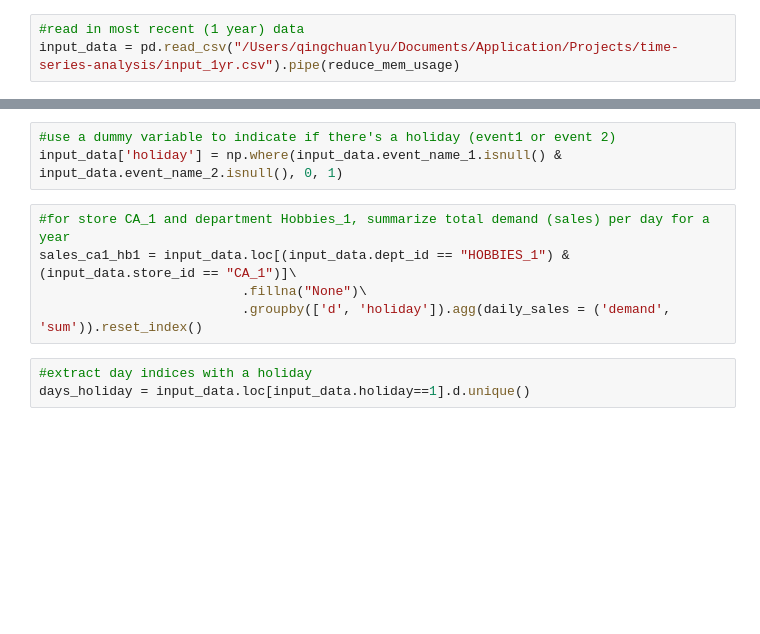
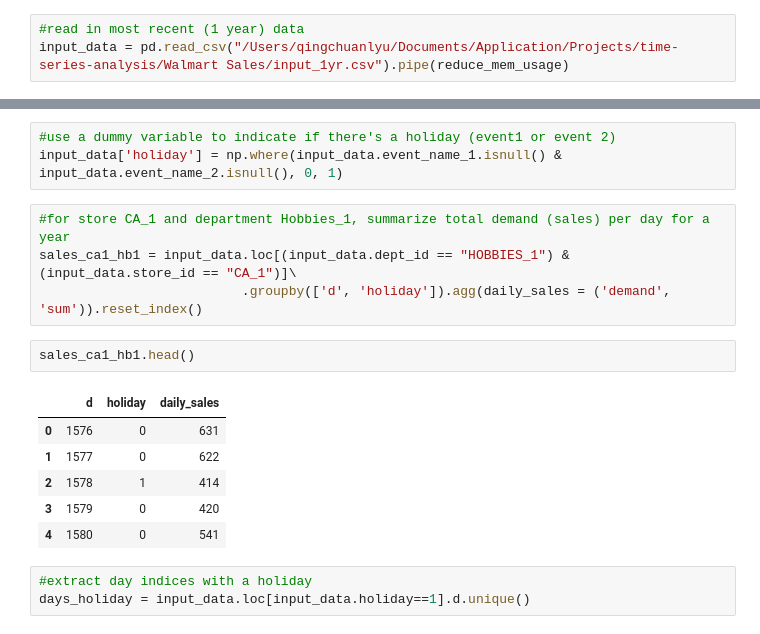
Before and after one commit to QingchuanLyu/Predicting-Walmart-Food-Sales, a Jupyter notebook: Walmart_Sales_Prediction_Qingchuan Lyu.ipynb, the cells around one changed output, grey strips where cells are left out. Saved outputs shown, nothing was run; the diff lists cells and outputs as text; blank space fills up the shorter version.

```diff
--- a/Walmart_Sales_Prediction_Qingchuan Lyu.ipynb
+++ b/Walmart_Sales_Prediction_Qingchuan Lyu.ipynb
@@ -128,4 +106,4 @@ sales_1yr.to_csv('input_1yr.csv', index = False)
 In this section, I investigated the impact of holidays on daily sales of Hobbies_1 department at a California store (CA_1). Then, zoomed into the item daily sales of Hobbies_1_001 at the same location. My conclusion is daily sale at the department level doesn't change with holidays with a fixed pattern, sometimes local maxima, sometimes local minima; however, daily sale at the item level is even more intractable--sometimes there's no change in item daily sales at all during holidays.
 # %%
 #read in most recent (1 year) data
-input_data = pd.read_csv("/Users/qingchuanlyu/Documents/Application/Projects/time-series-analysis/input_1yr.csv").pipe(reduce_mem_usage)
+input_data = pd.read_csv("/Users/qingchuanlyu/Documents/Application/Projects/time-series-analysis/Walmart Sales/input_1yr.csv").pipe(reduce_mem_usage)
@@ -145,8 +129,16 @@ input_data['holiday'] = np.where(input_data.event_name_1.isnull() & input_data.e
 # %%
 #for store CA_1 and department Hobbies_1, summarize total demand (sales) per day for a year
 sales_ca1_hb1 = input_data.loc[(input_data.dept_id == "HOBBIES_1") & (input_data.store_id == "CA_1")]\
-                          .fillna("None")\
                           .groupby(['d', 'holiday']).agg(daily_sales = ('demand', 'sum')).reset_index()
+# %%
+sales_ca1_hb1.head()
+# %% [output]
+|  | d | holiday | daily_sales |
+| 0 | 1576 | 0 | 631 |
+| 1 | 1577 | 0 | 622 |
+| 2 | 1578 | 1 | 414 |
+| 3 | 1579 | 0 | 420 |
+| 4 | 1580 | 0 | 541 |
 # %%
 #extract day indices with a holiday
 days_holiday = input_data.loc[input_data.holiday==1].d.unique()
```
Also changed, not shown: parts of 26 cells of this notebook.
